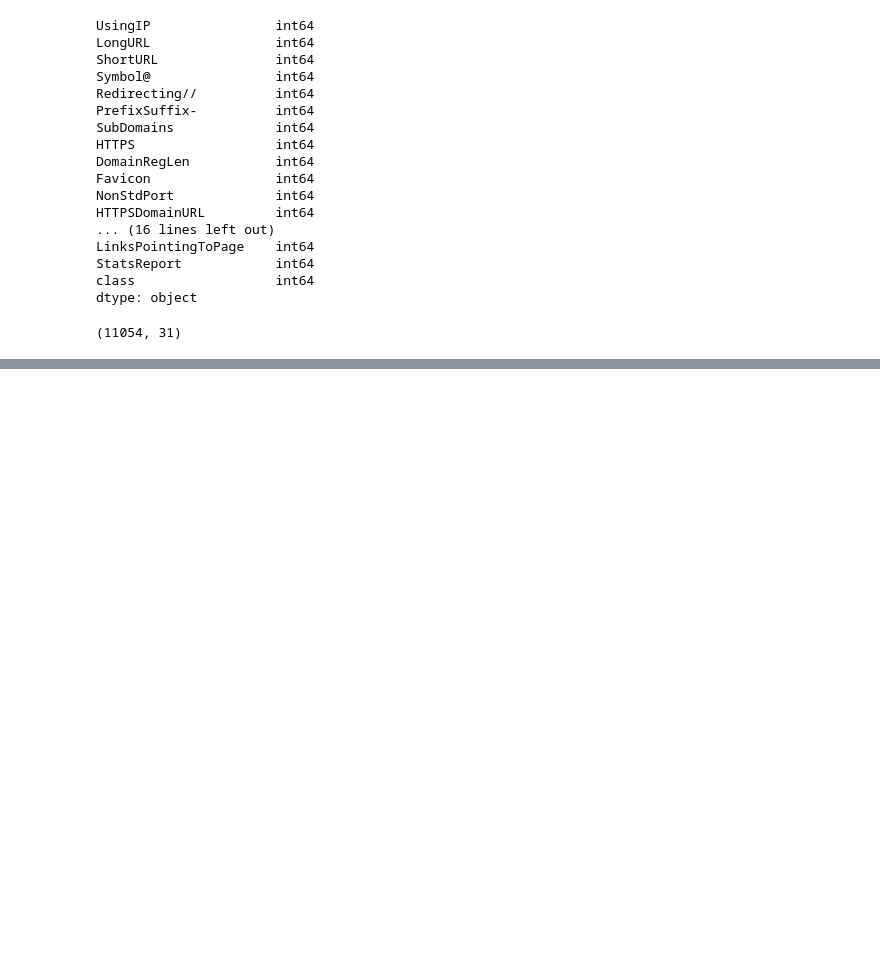
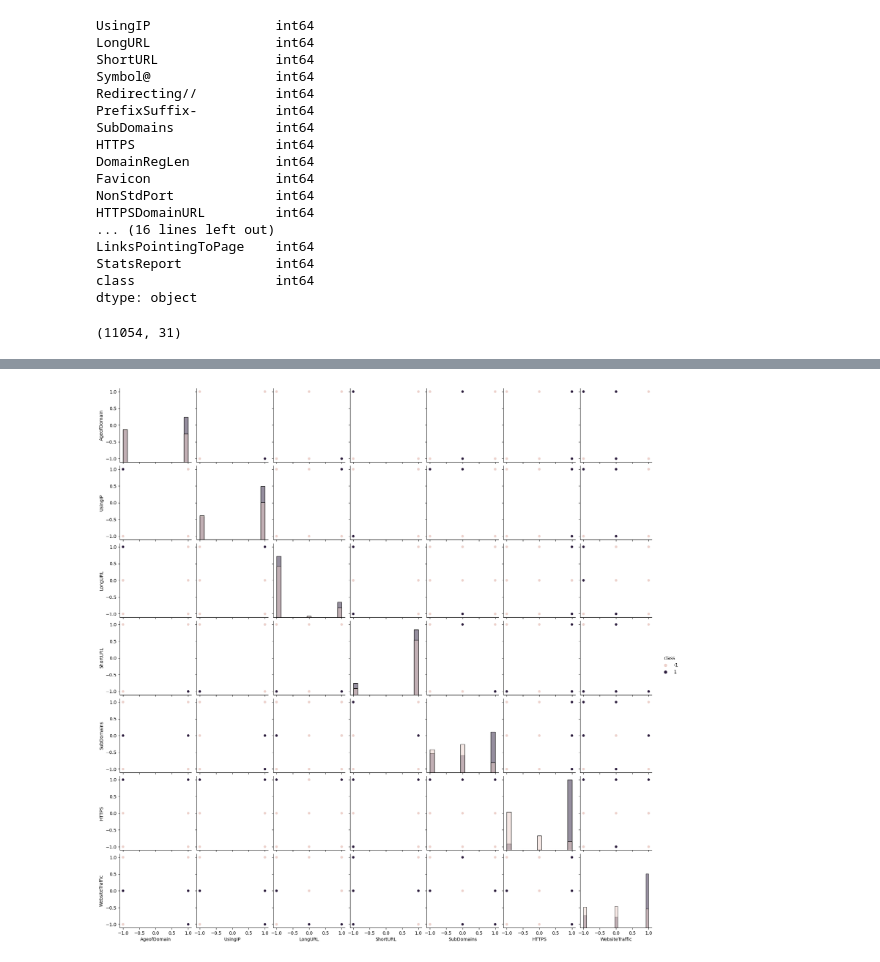
Before and after one commit to Aditya11620/majorpro, a Jupyter notebook: phishing_majorproject.ipynb, the cells around one changed output, grey strips where cells are left out. Saved outputs shown, nothing was run; the diff lists cells and outputs as text; code cells hidden in the pictures; blank space fills up the shorter version.

```diff
--- a/phishing_majorproject.ipynb
+++ b/phishing_majorproject.ipynb
@@ -104,0 +105,9 @@ data
+# %%
+#Creating a pairplot of the specific features.
+features = ['AgeofDomain', 'UsingIP','LongURL','ShortURL','SubDomains', 'HTTPS', 'WebsiteTraffic', 'class']
+data_subset = data[features]
+
+sns.pairplot(data_subset, hue='class', diag_kind='hist', diag_kws={'alpha': 0.5}, markers='o')
+plt.show()
+# %% [output]
+[figure, added]
```
Also changed, not shown: parts of 1 cell of this notebook.
